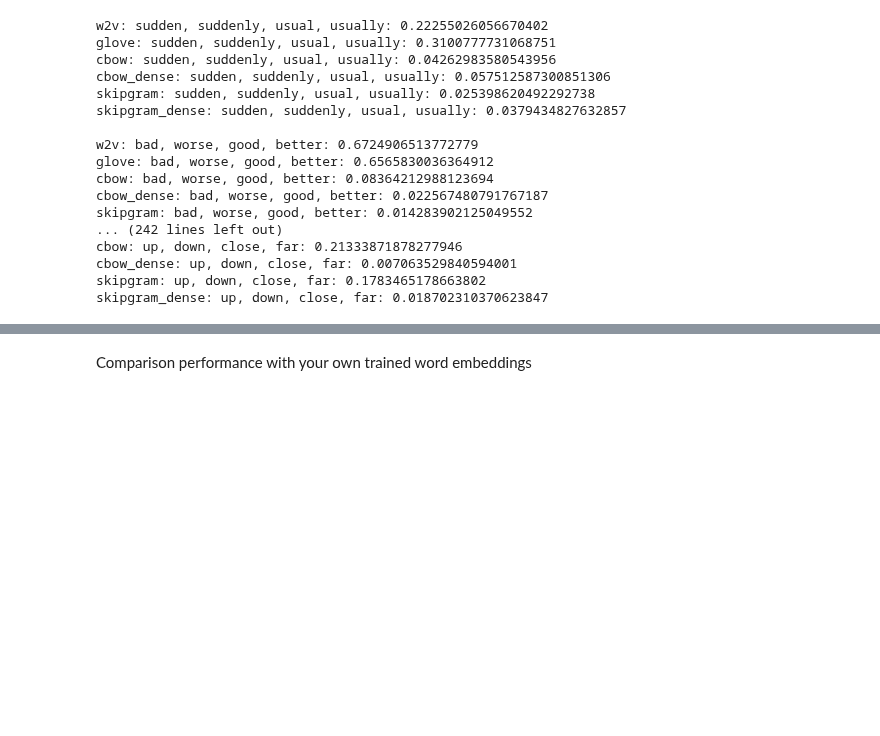
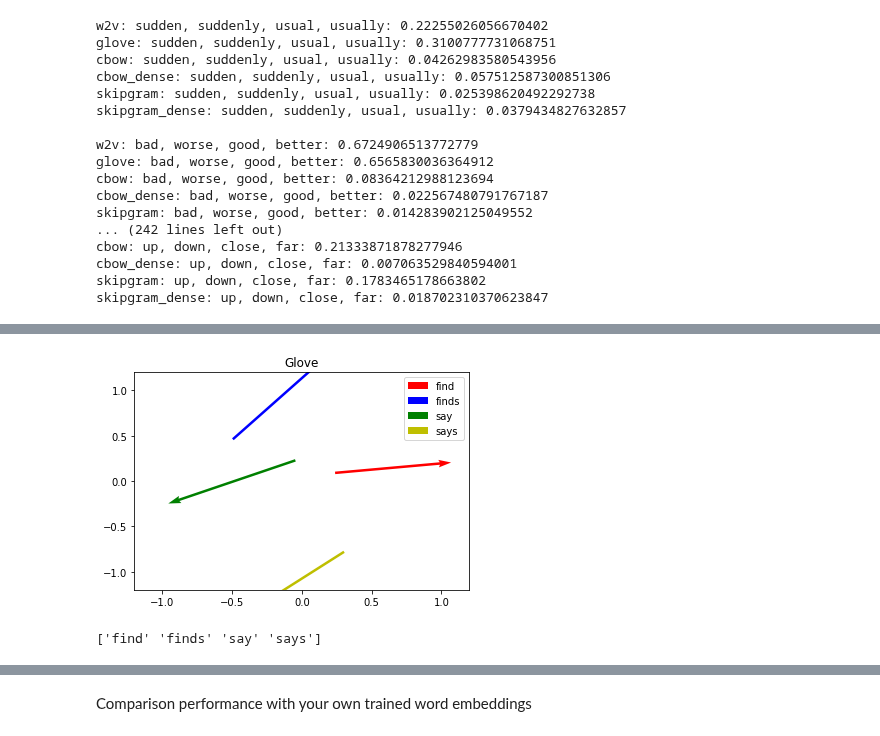
Before and after one commit to irfannurafif/recsys, a Jupyter notebook: Assignment 1.ipynb, the cells around one changed output, grey strips where cells are left out. Cells and saved outputs as stored; diff of their text form; code cells hidden in the pictures; blank space fills up the shorter version.

```diff
--- a/Assignment 1.ipynb
+++ b/Assignment 1.ipynb
@@ -1209,0 +1236,14 @@ skipgram_dense: up, down, close, far: 0.018702310370623847
+# %%
+#Visualize the pre-trained word embeddings
+
+embedlist=[]
+for i in range(4):
+    embedlist.append(glove[w2visualize[i]])
+    #embedlist.append(embed_skipgram_300[tokenizer.word_index[w2visualize[i]]-1])
+len(embedlist)
+plt.title("Glove")
+draw_word_vecs(embedlist,w2visualize)
+print(w2visualize)
+# %% [output]
+[figure, added]
+['find' 'finds' 'say' 'says']
```
Also changed, not shown: parts of 6 cells of this notebook.
